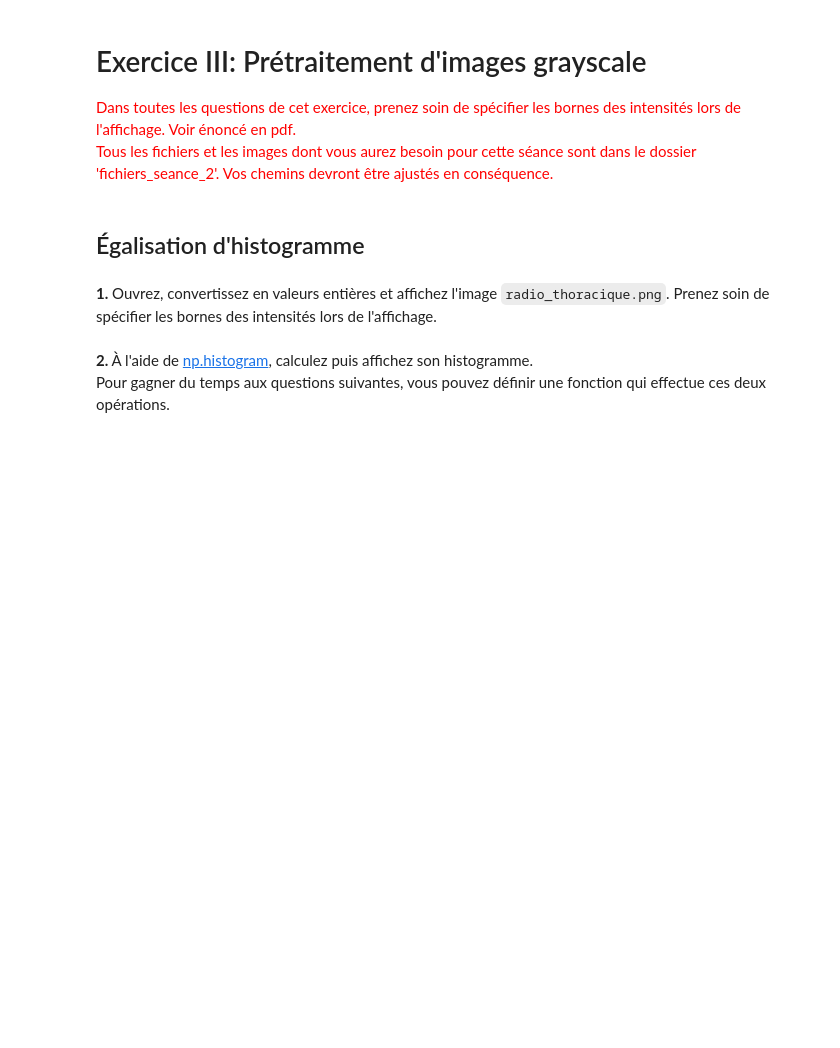
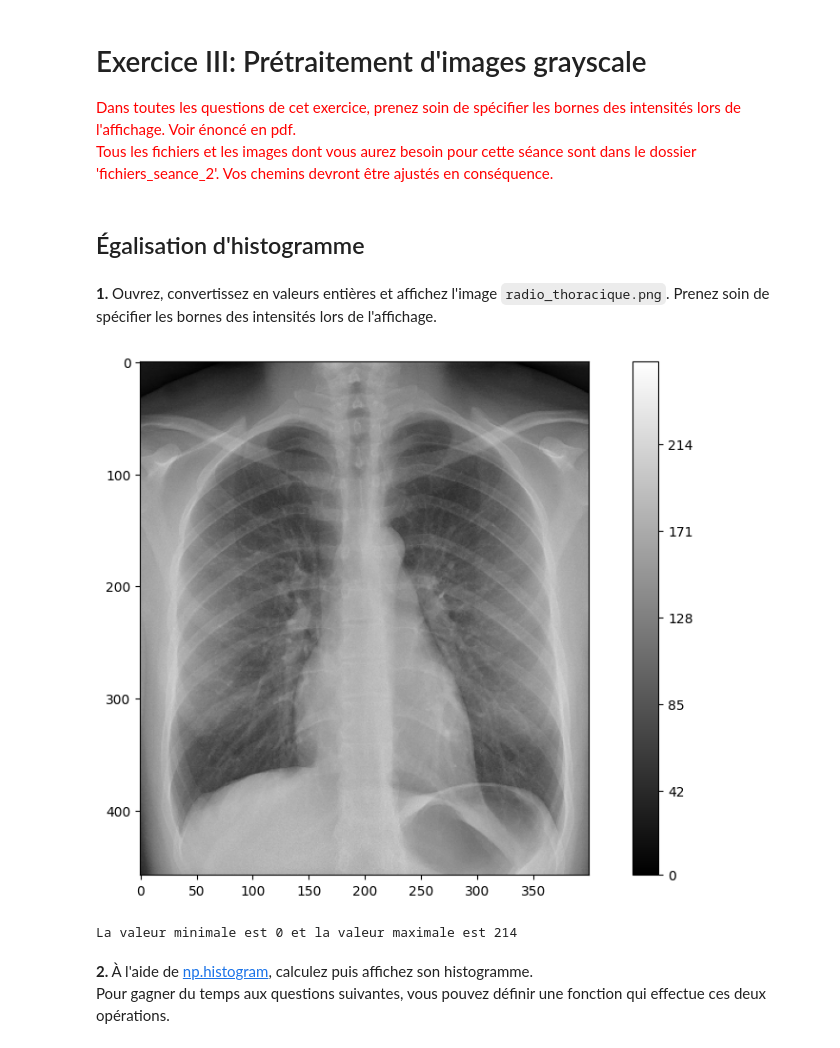
Before and after one commit to lashlone/GBM8770-Programmation, a Jupyter notebook: TP1 Qualité dimage et analyse de signaux 1D-20240912/tp1_seance2.ipynb, the cells around one changed output. Drawn from its saved outputs; the diff is of its cells as text; code cells hidden in the pictures; blank space fills up the shorter version.

````diff
--- a/TP1 Qualité dimage et analyse de signaux 1D-20240912/tp1_seance2.ipynb
+++ b/TP1 Qualité dimage et analyse de signaux 1D-20240912/tp1_seance2.ipynb
@@ -32,6 +32,17 @@ Tous les fichiers et les images dont vous aurez besoin pour cette séance sont d
 # %% [markdown]
 **1.** Ouvrez, convertissez en valeurs entières et affichez l'image ```radio_thoracique.png```.
 Prenez soin de spécifier les bornes des intensités lors de l'affichage.
+# %%
+img = imread("fichiers_seance_2/radio_thoracique.png")
+img_entier = np.round(img * 255).astype(np.uint8)
+
+plt.imshow(img_entier, cmap = "gray", vmin = 0.0, vmax = 255.0)
+plt.colorbar(ticks = np.linspace(np.min(img_entier), np.max(img_entier), 6).astype(np.uint8))
+plt.show()
+print(f"La valeur minimale est {np.min(img_entier)} et la valeur maximale est {np.max(img_entier)}")
+# %% [output]
+[figure, added]
+La valeur minimale est 0 et la valeur maximale est 214
 # %% [markdown]
 **2.** À l'aide de [np.histogram](https://numpy.org/doc/stable/reference/generated/numpy.histogram.html), calculez puis affichez son histogramme.
 Pour gagner du temps aux questions suivantes, vous pouvez définir une fonction qui effectue ces deux opérations.
````
Also changed, not shown: parts of 16 cells of this notebook, 1 other file.
